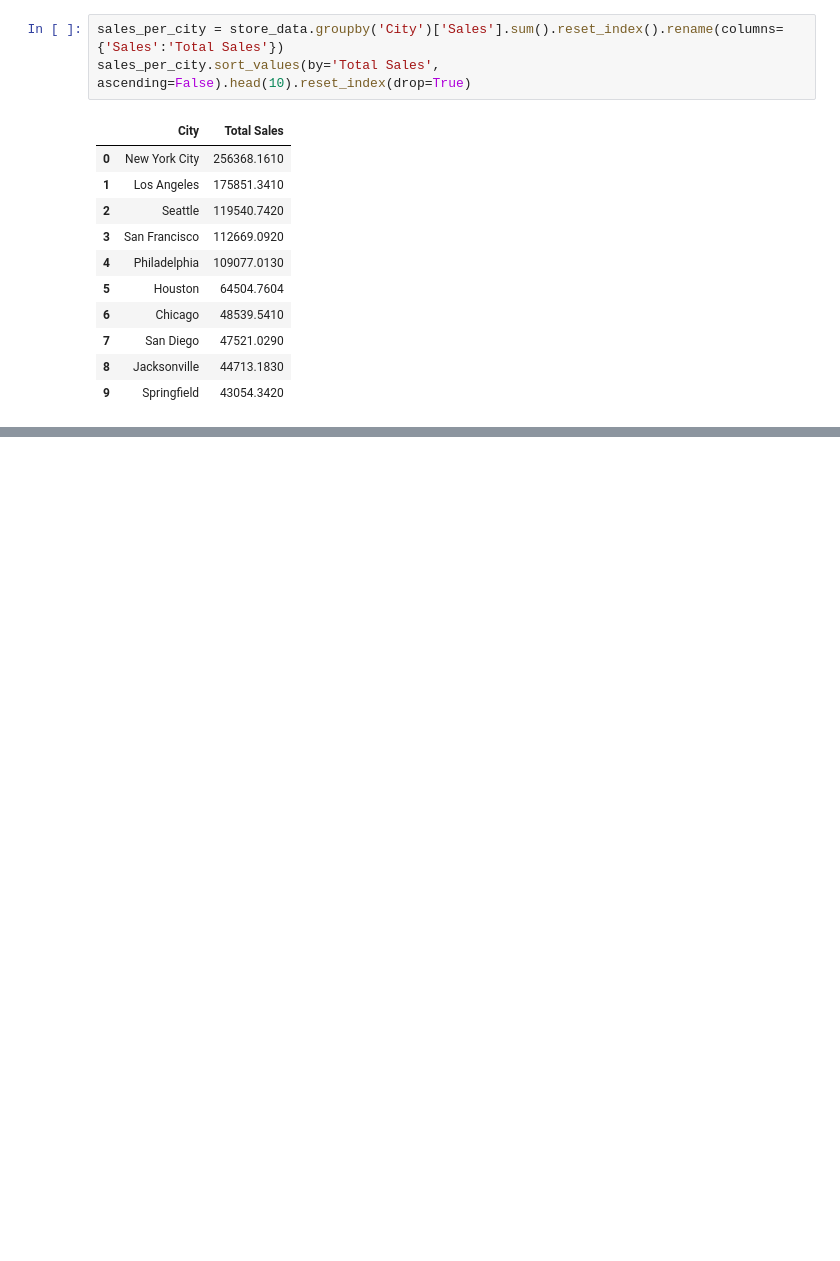
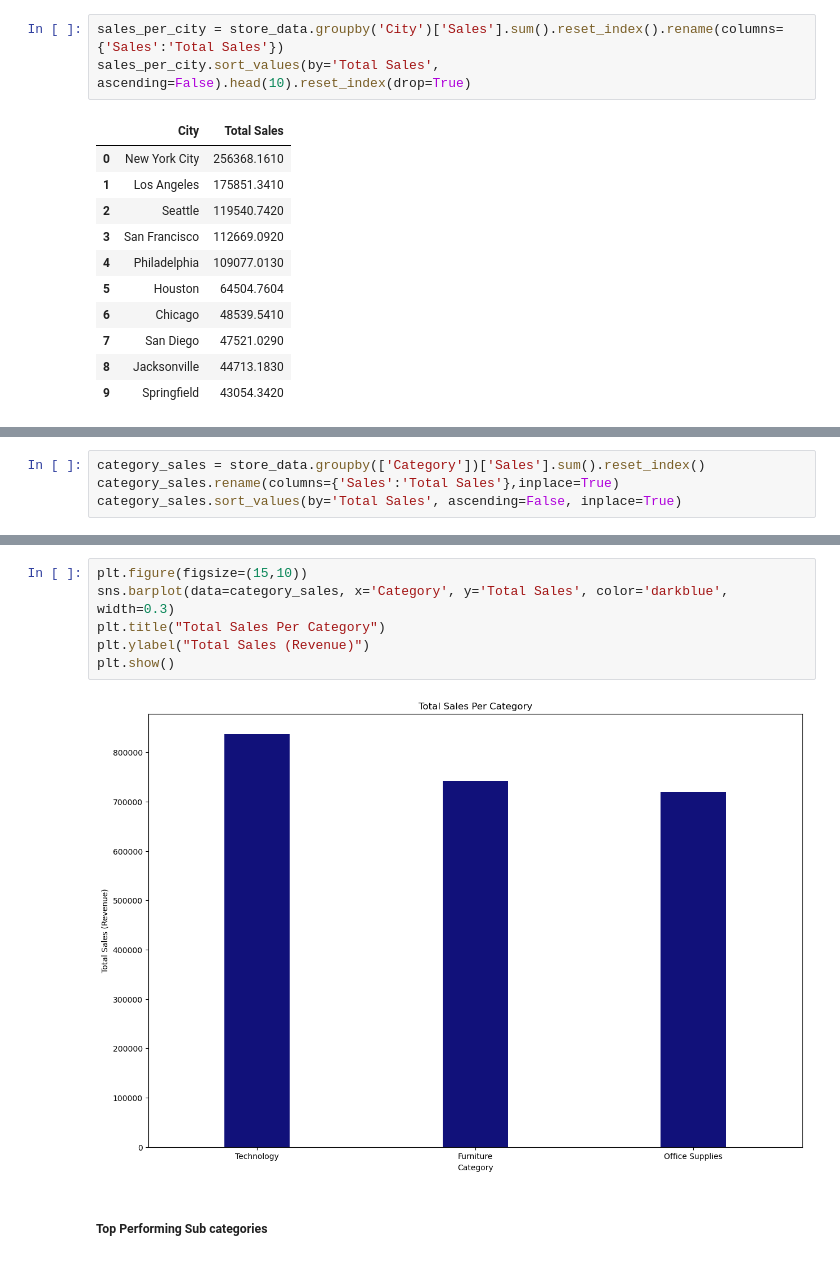
Before and after one commit to TAgKyaw/Superstore_analysis, a Jupyter notebook: superstore_analysis.ipynb, the cells around one changed output, grey strips where cells are left out. Cells and saved outputs as stored; diff of their text form; blank space fills up the shorter version.

Commit message:
Product sales analysis

```diff
--- a/superstore_analysis.ipynb
+++ b/superstore_analysis.ipynb
@@ -321,0 +341,4 @@ sales_per_city.sort_values(by='Total Sales', ascending=False).head(10).reset_ind
+# %%
+category_sales = store_data.groupby(['Category'])['Sales'].sum().reset_index()
+category_sales.rename(columns={'Sales':'Total Sales'},inplace=True)
+category_sales.sort_values(by='Total Sales', ascending=False, inplace=True)
@@ -321,0 +352,10 @@ sales_per_city.sort_values(by='Total Sales', ascending=False).head(10).reset_ind
+# %%
+plt.figure(figsize=(15,10))
+sns.barplot(data=category_sales, x='Category', y='Total Sales', color='darkblue', width=0.3)
+plt.title("Total Sales Per Category")
+plt.ylabel("Total Sales (Revenue)")
+plt.show()
+# %% [output]
+[figure, added]
+# %% [markdown]
+##### Top Performing Sub categories
```
Also changed, not shown: parts of 9 cells of this notebook.
